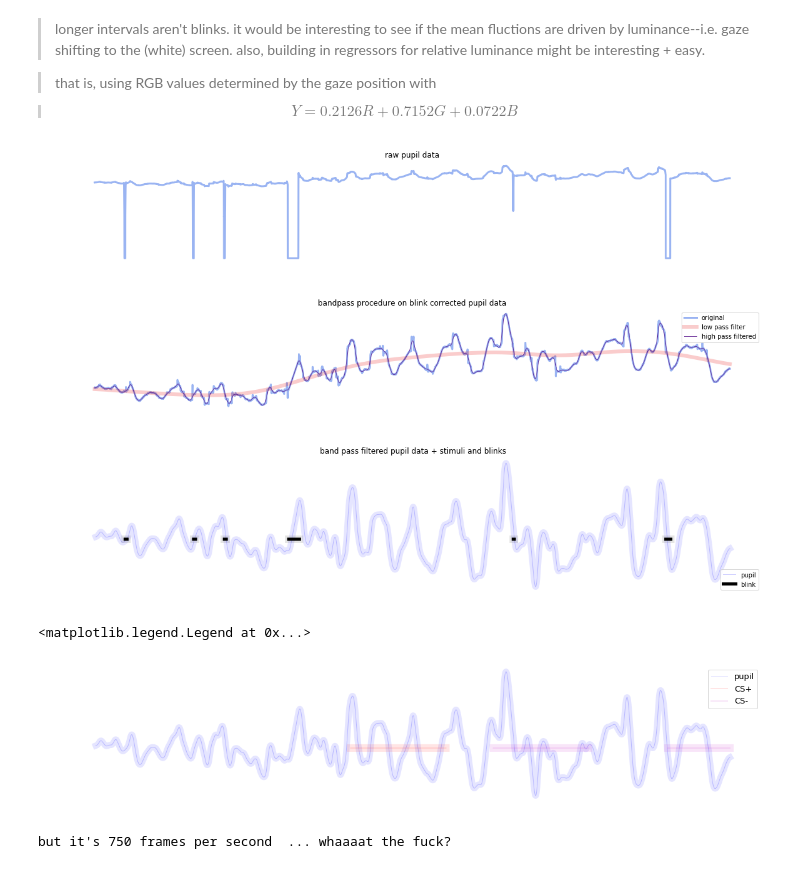
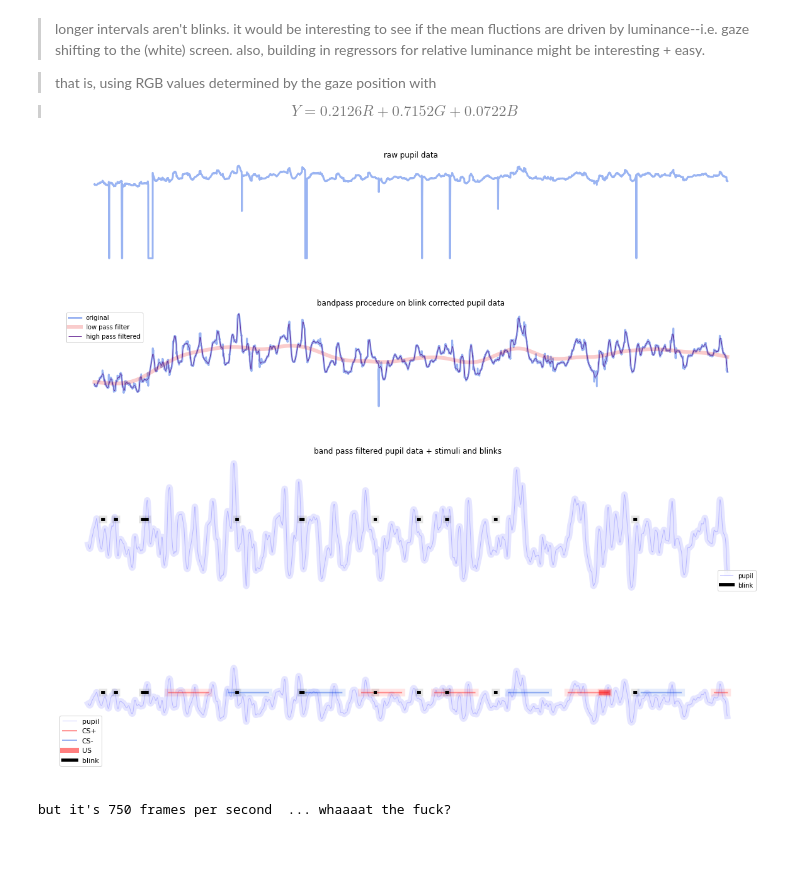
Before and after one commit to tzler/social_structure_learning, a Jupyter notebook: analysis/gaze/pupil_functions.ipynb, the cells around one changed output. Cells and saved outputs as stored; diff of their text form; code cells hidden in the pictures.

Commit message:
extracted movie_frame data

```diff
--- a/analysis/gaze/pupil_functions.ipynb
+++ b/analysis/gaze/pupil_functions.ipynb
@@ -266,6 +274,8 @@ def nice_lines(data, name, color='m', heavy=[.6, 2], light=[.1, 12]):
     plt.plot(data, color, alpha=heavy[0], linewidth=heavy[1], label=name)
     plt.plot(data, color, alpha=light[0], linewidth=light[1])
 # %%
+# not using these at this point, but incorporate it soon
+
 def set_params():
 
     params = {}
@@ -280,7 +290,7 @@ def set_params():
     params['window_size'] = 4
 
     # interpolation params
-    params['polynomial_order'] = 1
+    params['order'] = 1
 
     # band pass filter params
     params['lowpass_cutoff'] = 0.00001
@@ -315,0 +326,2 @@ e['raw'] = extract_data(e['file'])
+# %%
+e, edges, interpolation = preprocess_pupil_data();  print('data: ', list(e.keys()))
@@ -320,14 +334,14 @@ x_range = np.arange(0, len(e['pupil']))
 start, end = 0, 10000
 # FIGURE ONE: plot original data (without the blink)
 plt.figure(figsize=(20,3)); plt.axis('off');
-plt.plot(x_range, e['raw']['pupil'], 'b', alpha=.2, linewidth=4)
+plt.plot(x_range, e['raw'], 'b', alpha=.2, linewidth=4)
 # plot the edges used to generate interpolation
 plt.scatter(x_range[edges==edges],edges[edges==edges], marker=(5, 0), s=20)
 # plot interpolation between edges
 plt.plot(x_range, interpolation, 'm', alpha=.5, linewidth=5)
 # aesthetics
 plt.legend(['   "pupil" data', '  polynomial fit', '  edges used to \n  fit polonomial'], prop={'size': 10}, loc=1)
-plt.title("polynomial fit (order = %s) to 'blinks'\n"%e['order']);
+plt.title("polynomial fit (order = %s) to 'blinks'\n"%e['params']['order']);
 plt.xlim([start,end])
 
 # FIGURE TWO: blink corrected timecourse
@@ -337,9 +351,9 @@ plt.title('blink-corrected pupil timecourse')
 plt.xlim([start,end])
 
 # prep for FIGURE THREE: band pass filtering
-_low_ = np.array(e['filter']['low_freq'])
-_high_ = np.array(e['filter']['below_high'])
-_filt_ = np.array(e['filter']['pupil'])
+_low_ = np.array(e['filtered']['low_freq'])
+_high_ = np.array(e['filtered']['below_high'])
+_filt_ = np.array(e['filtered']['pupil'])
 
 # FIGURE THREE: band pass filtering
 plt.figure(figsize=(20,3)); plt.axis('off');
@@ -356,5 +370,5 @@ plt.ylim([min(_filt_)-.25,max(_filt_)+.25]);
 #plt.xlim([0,len(_filt_)])
 plt.plot(_filt_,'indigo',linewidth=2,alpha=.5,color='xkcd:blue')
 plt.title('\nfinal output: bandpass filtered blink corrected data');
-plt.xlim([start,end])
+plt.xlim([start,end]);
 # %% [output]
@@ -380,35 +393,36 @@ def for_show(inputs):
 
     return tmp_
 # %%
-start, end = 000, 20000
+start, end = 2000, 50000
 
 plt.figure(figsize=(20,3)); plt.axis('off')
-plt.plot(e['raw']['pupil'][start:end], 'xkcd:blue',alpha=.4, linewidth=3)
+plt.plot(e['raw'][start:end], 'xkcd:blue',alpha=.4, linewidth=3)
 plt.title('raw pupil data')
 
 plt.figure(figsize=(20,3)); plt.axis('off')
 plt.plot(e['pupil'][start:end], 'xkcd:blue',alpha=.4, linewidth=3)
 plt.plot(_low_[start:end], 'xkcd:red',alpha=.2,linewidth=6)
 plt.plot(_high_[start:end],'indigo',linewidth=1,alpha=.7)
 plt.legend(['original','low pass filter','high pass filtered'])
 plt.title('bandpass procedure on blink corrected pupil data')
 
 plt.figure(figsize=[20,4]) ; plt.axis('off');
-nice_lines(e['filter']['pupil'][start:end],color='b', name='pupil', heavy=[.2, 1], light=[.1, 10])
+nice_lines(e['filtered']['pupil'][start:end],color='b', name='pupil', heavy=[.2, 1], light=[.1, 10])
 nice_lines(for_show(e['blinks'][start:end]),color='k-', name='blink', heavy=[1, 5])
 plt.title('band pass filtered pupil data + stimuli and blinks'); plt.legend(loc = 4);
 # %% [output]
-[figure, old version]
+[figure, new version]
-[figure, old version]
+[figure, new version]
-[figure, old version]
+[figure, new version]
 # %%
 plt.figure(figsize=[20,4]) ; plt.axis('off');
-nice_lines(e['filter']['pupil'][start:end],color='b', name='pupil', heavy=[.2, 1], light=[.1, 10])
-nice_lines(for_show(e['raw']['CS+'][start:end]),color='r', name='CS+', heavy=[.1, 2])
-nice_lines(for_show(e['raw']['CS-'][start:end]),color='m', name='CS-', heavy=[.1, 2])
-#nice_lines(for_show(e['raw']['US'][start:end]), color='r', name='US', heavy=[.8, 8])
-plt.legend(prop={'size': 13})
+nice_lines(e['filtered']['pupil'][start:end],color='b', name='pupil', heavy=[.2, 1], light=[.1, 10])
+nice_lines(for_show(e['CS+'][start:end]),color='r', name='CS+', heavy=[.4, 2])
+nice_lines(for_show(e['CS-'][start:end]),color='xkcd:blue', name='CS-', heavy=[.4, 2])
+nice_lines(for_show(e['US'][start:end]), color='r', name='US', heavy=[.5, 8])
+nice_lines(for_show(e['blinks'][start:end]),color='k-', name='blink', heavy=[1, 5])
+plt.legend(prop={'size': 11}, loc=3)
+plt.ylim([-8,8]);
 # %% [output]
-<matplotlib.legend.Legend at 0x...>
-[figure, old version]
+[figure, new version]
 # %%
```
Also changed, not shown: parts of 6 cells of this notebook.
